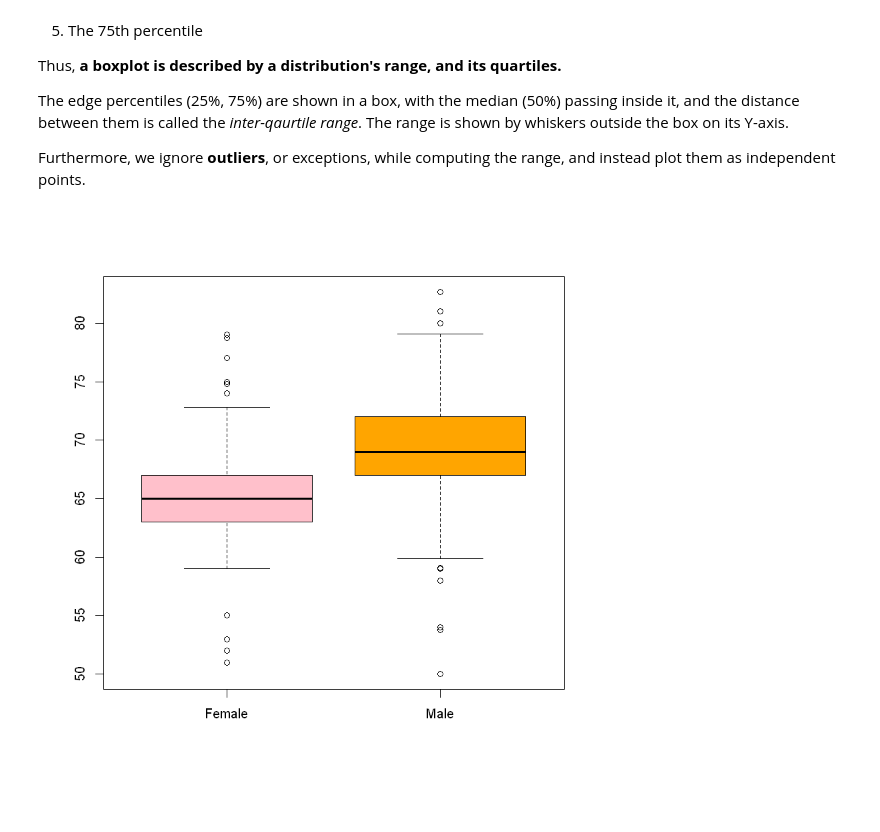
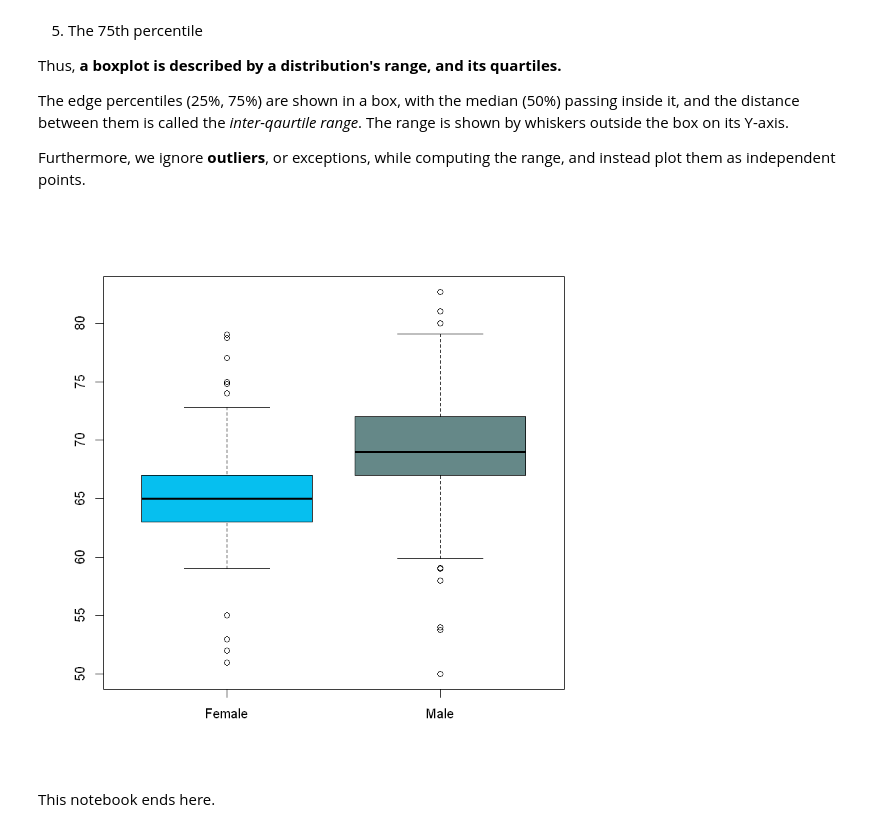
Before and after one commit to rafi007akhtar/R-lab, a Jupyter notebook: heights.ipynb, the cells around one changed output. Cells and saved outputs as stored; diff of their text form; code cells hidden in the pictures; blank space fills up the shorter version.

Commit message:
Implemented a randmColors() utility for heights plots

```diff
--- a/heights.ipynb
+++ b/heights.ipynb
@@ -14,0 +26,21 @@ In this notebook, data visualization is covered on these two types of data.
+# %%
+randomColors = function(numberOfColors = 1) {
+    cols = c() # empty vector of colors
+    for (i in 1:numberOfColors) {
+        r = as.character(as.hexmode(sample(0:255, 1))) # amount of red
+        if (nchar(r) == 1) r = paste("0", r, sep = "")
+
+        g = as.character(as.hexmode(sample(0:255, 1))) # amount of green
+        if (nchar(g) == 1) r = paste("0", r, sep = "")
+
+        b = as.character(as.hexmode(sample(0:255, 1))) # amount of blue
+        if (nchar(b) == 1) r = paste("0", r, sep = "")
+
+        col = paste("#", r,g,b, sep="") # current random color
+
+        if (nchar(col) != 7) col = "#ff0000" # safe side
+
+        cols = append(cols, col) # append the current color to the list of colors
+    }
+    cols
+}
@@ -200,6 +234,8 @@ The edge percentiles (25%, 75%) are shown in a box, with the median (50%) passin
 Furthermore, we ignore **outliers**, or exceptions, while computing the range, and instead plot them as independent points.
 # %%
 # Draw a boxplot for males wrt their heights
-boxplot(height~sex, data = heights, col=c("pink", "orange"))
+boxplot(height~sex, data = heights, col=randomColors(2))
 # %% [output]
-[figure, old version]
+[figure, new version]
+# %% [markdown]
+This notebook ends here.
```
Also changed, not shown: parts of 4 cells of this notebook.
